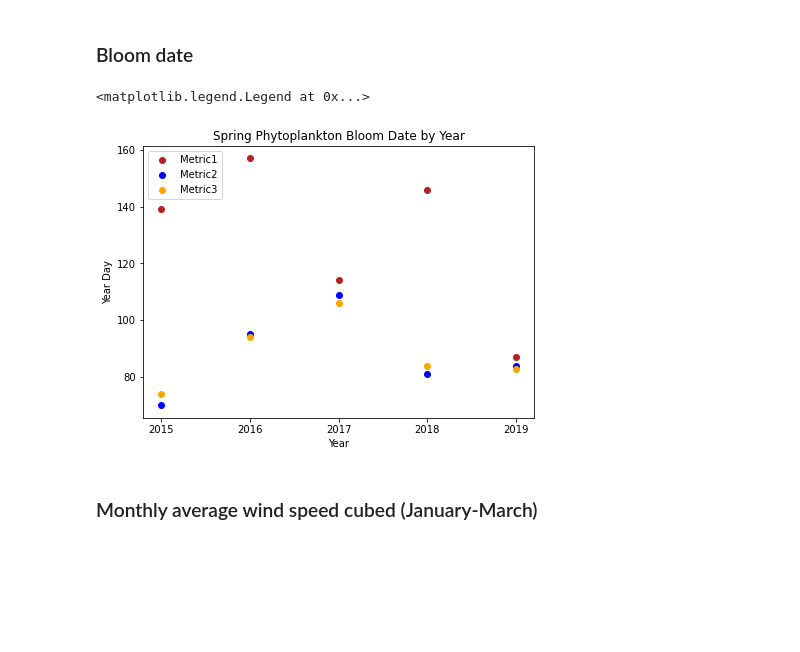
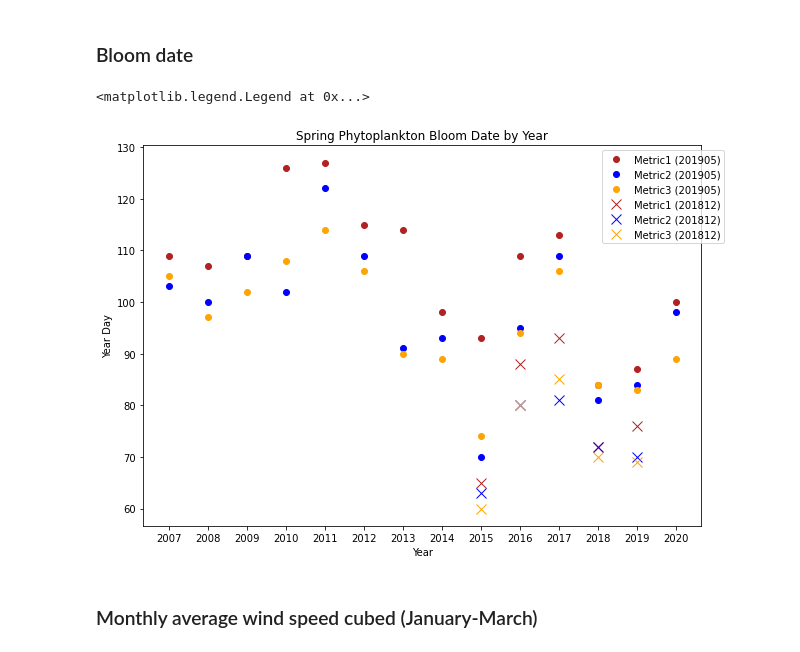
Before and after one commit to SalishSeaCast/analysis-elise-2, a Jupyter notebook: notebooks/forAline/201905EnvironmentalDrivers.ipynb, the cells around one changed output. Cells and saved outputs as stored; diff of their text form; code cells hidden in the pictures; blank space fills up the shorter version.

```diff
--- a/notebooks/forAline/201905EnvironmentalDrivers.ipynb
+++ b/notebooks/forAline/201905EnvironmentalDrivers.ipynb
@@ -40 +22,14 @@ recalc=False
+# %%
+# The path to the directory where the pickle files are stored:
+savedir='/ocean/aisabell/MEOPAR/extracted_files'
+# Change 'S3' to the location of interest
+loc='S3'
+# What is the start year and end year+1 of the time range of interest?
+startyear=2007
+endyear=2021 # does NOT include this value
+# Note: What is the model run?
+
+# Note: non-location specific variables only need to be done for each year, not for each location
+# Note: xticks in the plots will need to be changed
+# Note: 201812 bloom timing variable load and plotting will also need to be removed
 # %%
@@ -350,12 +80,12 @@ else:
 # %% [markdown]
 ###  *** Stop and check, have you made pickle files for all the years? ***
 # %%
-# loop through years of spring time series (mid feb-june) for bloom timing
+# loop through years of spring time series (mid feb-june) for bloom timing for 201905 run
 years=list()
 bloomtime1=list()
 bloomtime2=list()
 bloomtime3=list()
-for year in range(2015,2020):
+for year in range(startyear,endyear):
     fname3=f'springBloomTime_{str(year)}_{loc}_{modver}.pkl'
     savepath3=os.path.join(savedir,fname3)
     bio_time0,sno30,sdiat0,sflag0,scili0,diat_alld0,no3_alld0,flag_alld0,cili_alld0,phyto_alld0,\
@@ -372,3 +102,8 @@ years=np.array(years)
 bloomtime1=np.array(bloomtime1)
 bloomtime2=np.array(bloomtime2)
 bloomtime3=np.array(bloomtime3)
+
+# get year day
+yearday1=et.datetimeToYD(bloomtime1)  # convert to year day tool
+yearday2=et.datetimeToYD(bloomtime2)
+yearday3=et.datetimeToYD(bloomtime3)
@@ -421,7 +179,7 @@ midno3jan=list()
 midno3feb=list()
 midno3mar=list()
 
-for year in range(2015,2020):
+for year in range(startyear,endyear):
     fname=f'JanToMarch_TimeSeries_{year}_{loc}_{modver}.pkl'
     savepath=os.path.join(savedir,fname)
     bio_time,diat_alld,no3_alld,flag_alld,cili_alld,microzoo_alld,mesozoo_alld,\
@@ -517,10 +275,5 @@ intmicrozoomar=np.array(intmicrozoomar)
 midno3jan=np.array(midno3jan)
 midno3feb=np.array(midno3feb)
 midno3mar=np.array(midno3mar)
-
-# get year day
-yearday1=et.datetimeToYD(bloomtime1)  # convert to year day tool
-yearday2=et.datetimeToYD(bloomtime2)
-yearday3=et.datetimeToYD(bloomtime3)
 # %%
 # loop through years (for non-location specific drivers)
@@ -557,18 +342,21 @@ deepno3mar=np.array(deepno3mar)
 ### Bloom date
 # %%
 # plot bloomtime for each year:
-fig,ax=plt.subplots(1,1,figsize=(7,5))
-p1=ax.plot(years,yearday1, 'o',color='firebrick',label='Metric1')
-p2=ax.plot(years,yearday2, 'o',color='b',label='Metric2')
-p3=ax.plot(years,yearday3, 'o',color='orange',label='Metric3')
+fig,ax=plt.subplots(1,1,figsize=(10,7))
+p1=ax.plot(years,yearday1, 'o',color='firebrick',label='Metric1 (201905)')
+p2=ax.plot(years,yearday2, 'o',color='b',label='Metric2 (201905)')
+p3=ax.plot(years,yearday3, 'o',color='orange',label='Metric3 (201905)')
+p4=ax.plot(shortyears,yearday1_18, 'x',color='firebrick',label='Metric1 (201812)',markersize=10)
+p5=ax.plot(shortyears,yearday2_18, 'x',color='b',label='Metric2 (201812)',markersize=10)
+p6=ax.plot(shortyears,yearday3_18, 'x',color='orange',label='Metric3 (201812)',markersize=10)
 ax.set_ylabel('Year Day')
 ax.set_xlabel('Year')
 ax.set_title('Spring Phytoplankton Bloom Date by Year')
-ax.set_xticks([2015,2016,2017,2018,2019])
-ax.legend(handles=[p1[0],p2[0],p3[0]],loc='upper left')
+ax.set_xticks([2007,2008,2009,2010,2011,2012,2013,2014,2015,2016,2017,2018,2019,2020])
+ax.legend(handles=[p1[0],p2[0],p3[0],p4[0],p5[0],p6[0]],bbox_to_anchor=(1.05, 1.0))
 # %% [output]
 <matplotlib.legend.Legend at 0x...>
-[figure, old version]
+[figure, new version]
 # %% [markdown]
 ### Monthly average wind speed cubed (January-March)
 # %%
```
Also changed, not shown: parts of 40 cells of this notebook, 2 other files.
